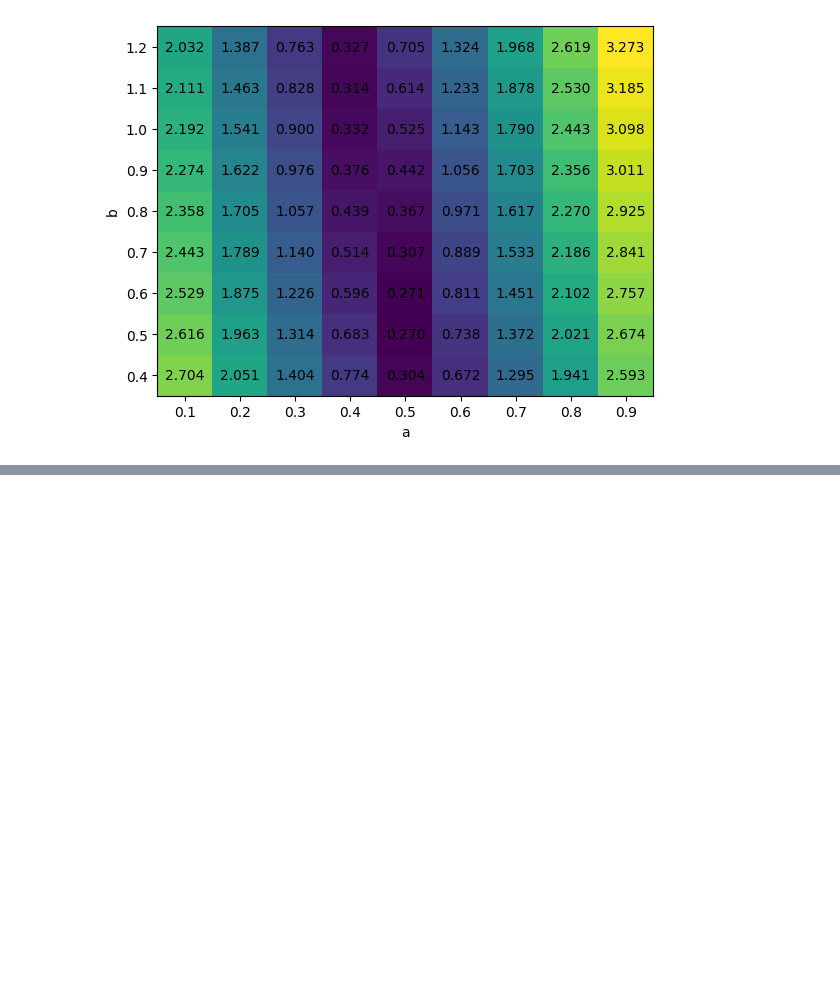
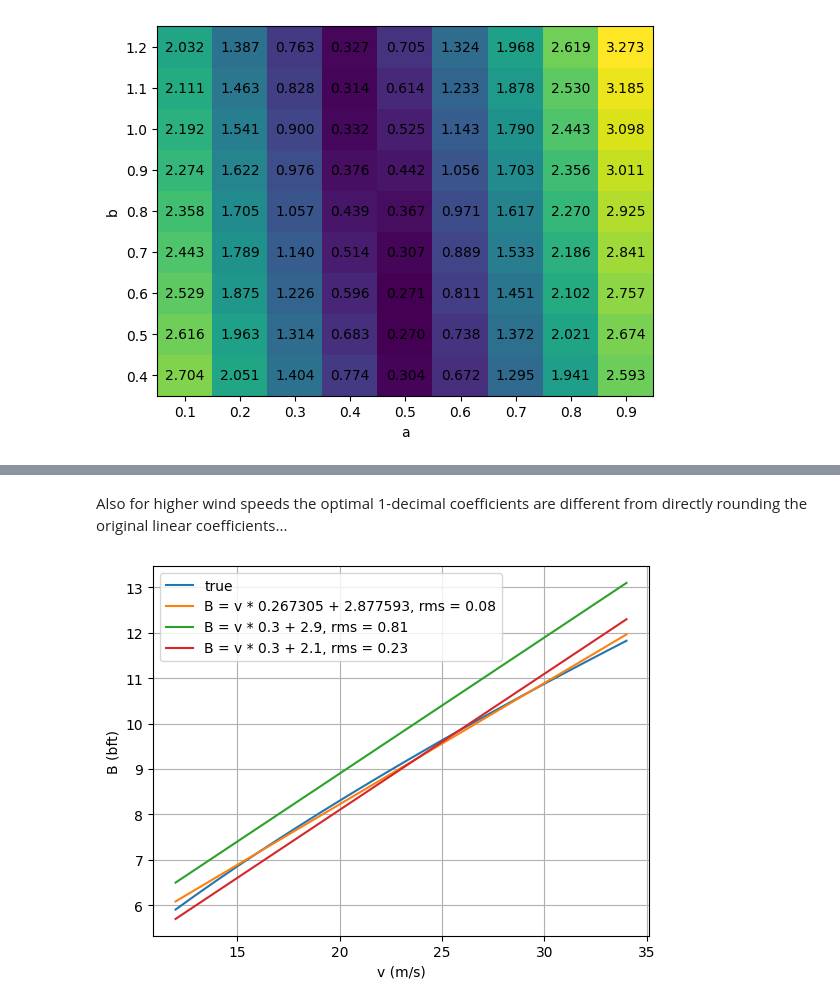
Before and after one commit to LaurensHogeweg/WindConversion, a Jupyter notebook: beaufort.ipynb, the cells around one changed output, grey strips where cells are left out. Drawn from its saved outputs; the diff is of its cells as text; code cells hidden in the pictures; blank space fills up the shorter version.

```diff
--- a/beaufort.ipynb
+++ b/beaufort.ipynb
@@ -137,0 +187,23 @@ The color table shows that indeed a=0.5 and b=0.5 are the optimal 1-decimal coef
+# %% [markdown]
+Also for higher wind speeds the optimal 1-decimal coefficients are different from directly rounding the original linear coefficients...
+# %%
+vv = np.arange(12, 35)
+bb = ms_to_bft(vv)
+fig, ax = plt.subplots()
+ax.plot(vv, bb, label="true")
+a, b = np.polyfit(vv, bb, 1)
+approx = vv * a + b
+
+ax.plot(vv, approx, label=f"B = v * {a:.6f} + {b:.6f}, rms = {root_mean_square(approx, bb) :.2f}")
+a = np.round(a, 1)
+b = np.round(b, 1)
+approx = vv * a + b
+ax.plot(vv, approx, label=f"B = v * {a} + {b}, rms = {root_mean_square(approx, bb) :.2f}")
+approx = vv * X[i_min] + Y[j_min]
+ax.plot(vv, approx, label=f"B = v * {X[i_min]} + {Y[j_min]}, rms = {root_mean_square(approx, bb) :.2f}")
+ax.legend()
+ax.set_xlabel("v (m/s)")
+ax.set_ylabel("B (bft)")
+ax.grid()
+# %% [output]
+[figure, added]
```
Also changed, not shown: parts of 9 cells of this notebook.
